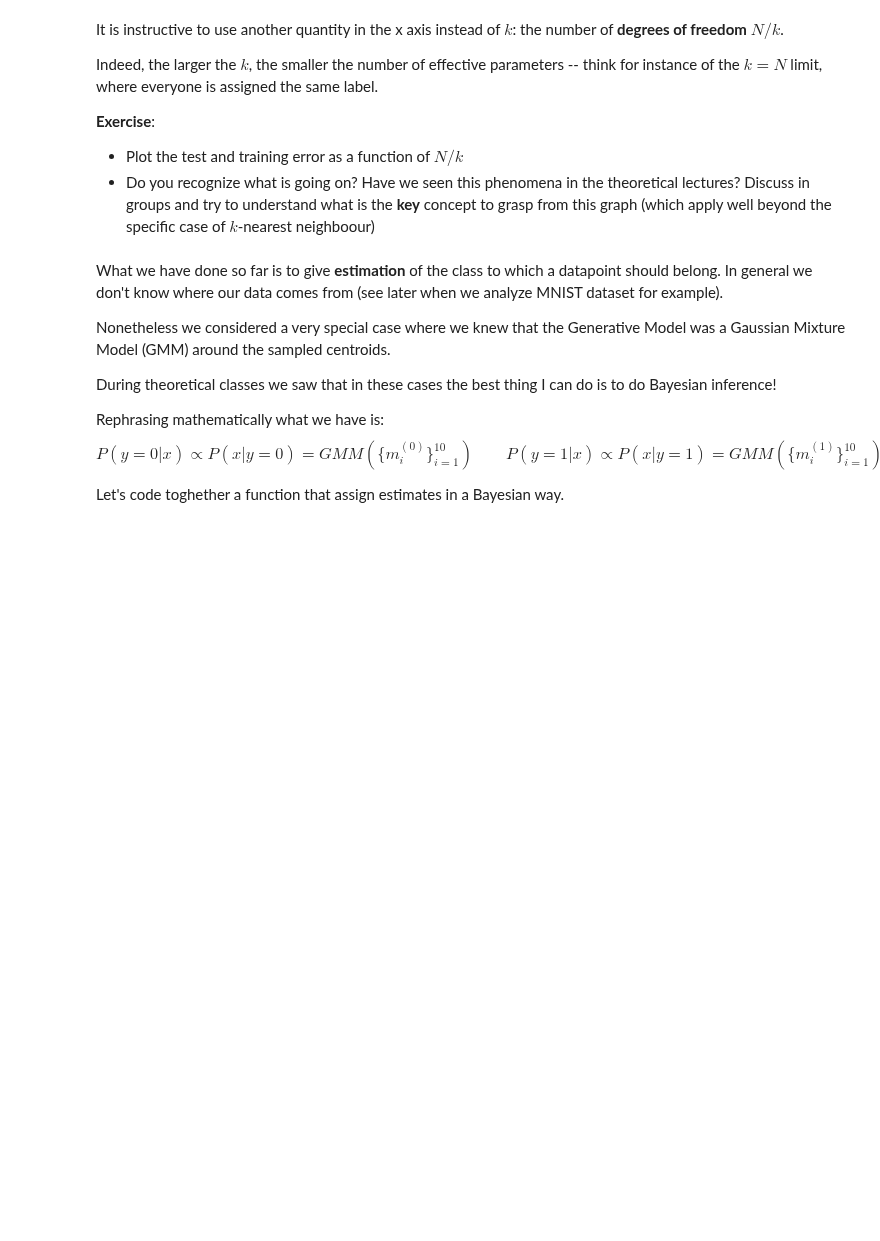
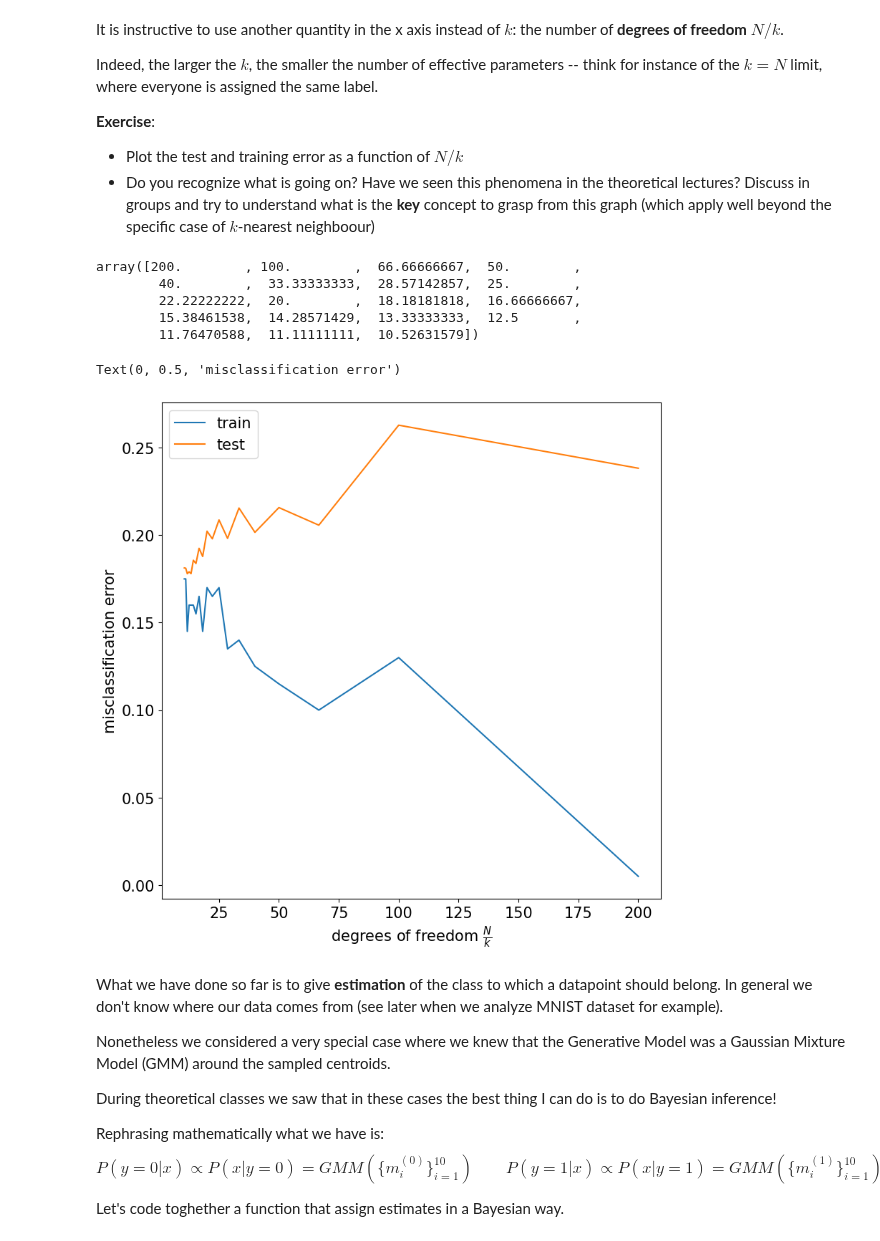
Before and after one commit to roduit/FundamentalLearningEPFL, a Jupyter notebook: TP3/TP3_FoIL_public.ipynb, the cells around one changed output. Cells and saved outputs as stored; diff of their text form; code cells hidden in the pictures; blank space fills up the shorter version.

```diff
--- a/TP3/TP3_FoIL_public.ipynb
+++ b/TP3/TP3_FoIL_public.ipynb
@@ -186,3 +184,14 @@ Let's write down the function which compute the $k$-nearest neighbour for each d
+# %%
+def knn(X, y, k):
+    n_samples = len(y)
+    distances = cdist(X, X)
+    estimate = np.zeros(n_samples)
+
+    for i in range(n_samples):
+        neighbors = np.argpartition(distances[i, 1:], k)[:k]
+        estimate[i] = int(sum(y[neighbors] == 1) > sum(y[neighbors] == 0))
+
+    return estimate
 # %% [markdown]
 Now compute the estimated labels for a given instance $(X,y)$ at a fixed $k$ (e.g. $k=10$).
 
@@ -240,3 +266,11 @@ We now need to write a function similar to `knn` that computes the estimates not
 * Compute with this function the test error
 
 **Tip**: Only distance between test point and training samples matter! Remember the caveat!
+# %%
+def knn_test(X_train,y_train, X_test, y_test, k):
+    estimate = np.ndarray(len(X_test))
+    for i in range(len(X_test)):
+        distances = cdist([X_test[i]],X_train)
+        k_neighbors = np.argpartition(distances, kth=k)[0][:k]
+        estimate[i] = int(sum(y_train[k_neighbors] == 1) > sum(y_train[k_neighbors] == 0))
+    return estimate
@@ -285,6 +349,25 @@ Indeed, the larger the $k$, the smaller the number of effective parameters -- th
 **Exercise**:
 * Plot the test and training error as a function of $N/k$
 * Do you recognize what is going on? Have we seen this phenomena in the theoretical lectures? Discuss in groups and try to understand what is the **key** concept to grasp from this graph (which apply well beyond the specific case of $k$-nearest neighboour)
+# %%
+np.reverse
+# %% [output]
+array([200.        , 100.        ,  66.66666667,  50.        ,
+        40.        ,  33.33333333,  28.57142857,  25.        ,
+        22.22222222,  20.        ,  18.18181818,  16.66666667,
+        15.38461538,  14.28571429,  13.33333333,  12.5       ,
+        11.76470588,  11.11111111,  10.52631579])
+# %%
+# Plot results
+freedom_degree = len(X)/ks
+plt.plot(freedom_degree, train_error, label = "train")
+plt.plot(freedom_degree, test_error, label = "test")
+plt.legend()
+plt.xlabel(r'degrees of freedom $\frac{N}{k}$')
+plt.ylabel("misclassification error")
+# %% [output]
+Text(0, 0.5, 'misclassification error')
+[figure, added]
 # %% [markdown]
 What we have done so far is to give **estimation** of the class to which a datapoint should belong. In general we don't know where our data comes from (see later when we analyze MNIST dataset for example).
 
```
Also changed, not shown: parts of 8 cells of this notebook.
